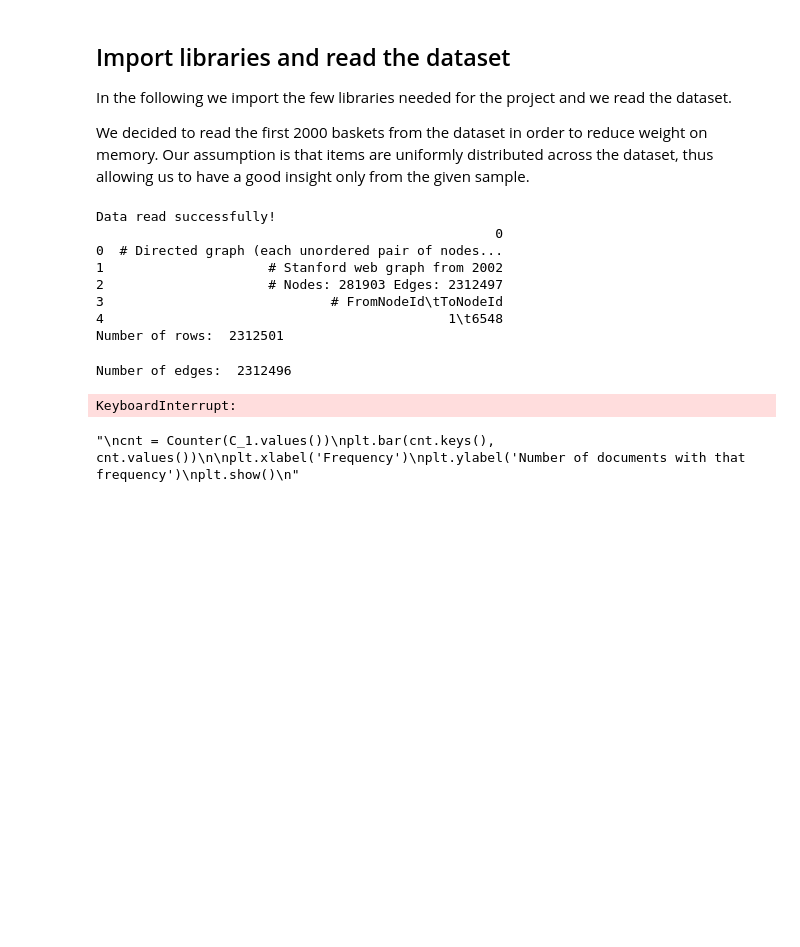
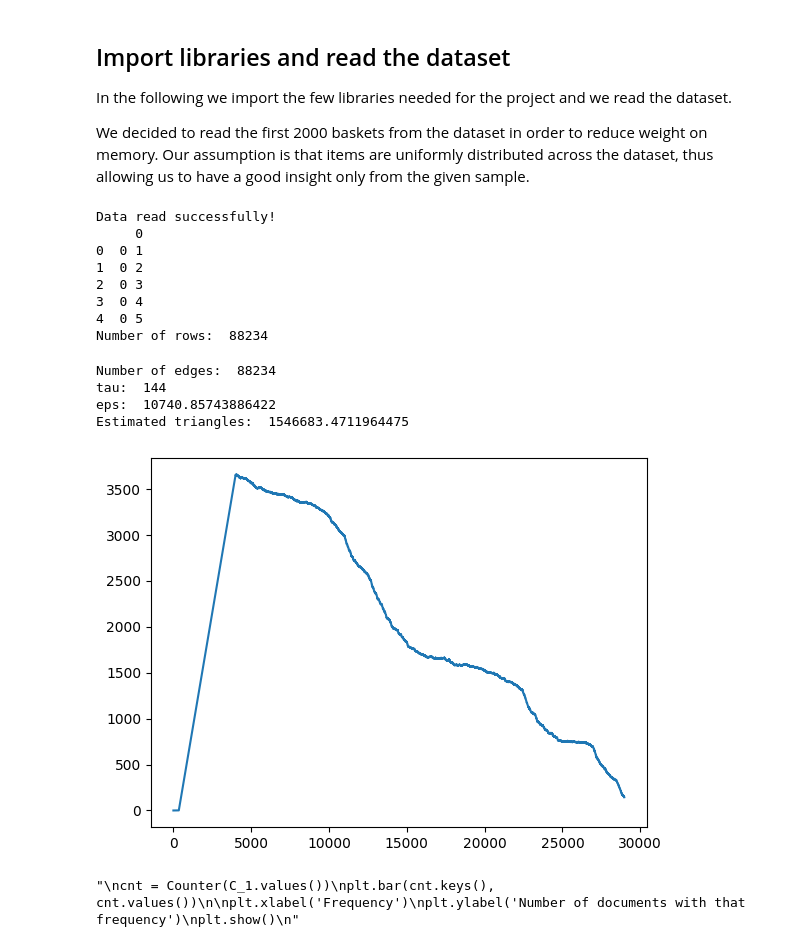
Before and after one commit to data-mining-kth/mining-data-streams, a Jupyter notebook: src/HW3_Chiminelli_Praturlon.ipynb, the cells around one changed output. Drawn from its saved outputs; the diff is of its cells as text; code cells hidden in the pictures; blank space fills up the shorter version.

Commit message:
Fixes on class and graph of tau

```diff
--- a/src/HW3_Chiminelli_Praturlon.ipynb
+++ b/src/HW3_Chiminelli_Praturlon.ipynb
@@ -25,7 +25,8 @@ from itertools import combinations
 import statistics
 import math
 
-PATH_TO_DATA = "../data/web-Stanford.txt"
+#PATH_TO_DATA = "../data/web-Stanford.txt"
+PATH_TO_DATA = "../data/facebook_combined.txt"
 df_graphs = pd.read_csv(PATH_TO_DATA, header=None)
 print("Data read successfully!")
 
@@ -35,11 +36,22 @@ print(df_graphs.head())
 print("Number of rows: ", len(df_graphs))
 # %% [output]
 Data read successfully!
-                                                   0
-0  # Directed graph (each unordered pair of nodes...
-1                     # Stanford web graph from 2002
-2                     # Nodes: 281903 Edges: 2312497
-3                             # FromNodeId\tToNodeId
-4                                            1\t6548
-Number of rows:  2312501
+     0
+0  0 1
+1  0 2
+2  0 3
+3  0 4
+4  0 5
+Number of rows:  88234
+# %%
+# DATA WRANGLING
+# 1. remove text rows from dataset
+# 2. create a dataset of integers
+df_g = df_graphs
+data = []
+for i in range(len(df_g)):
+    s = [int(x) for x in str(df_g.iloc[i][0]).split(' ')]
+    #s = str(df_g.iloc[i][0]).split('\t')
+    data.append(s)
+#print(data)
 # %%
@@ -157,5 +208,12 @@ class TriestBase:
+# %%
+TriestBase(4000).run_triest(data)
+# %% [output]
+Number of edges:  88234
+tau:  144
+eps:  10740.85743886422
+Estimated triangles:  1546683.4711964475
+[figure, added]
 # %%
-# EXPLOITING THE CLASS TRIEST-BASE
 
 '''
 At time _t
@@ -163,7 +221,7 @@ Graph G_t = (set of verteces V_t, set of edges E_t)
 '''
 
 S = []
-M = 242238
+M = 5
 t = 0
 tau = 0
 tau_loc = {} # dictionary of local counts (u: counts) {5: 99, 12: 3, 2:1}
@@ -175,8 +233,9 @@ for edge in data:
     #print(edge)
     if TriestBase().sampleEdge(edge, t, S, M, tau, tau_loc):
         S.append(edge)
-        #print(S)
+        print("S before update counters: \n", S)
         S, tau, tau_loc = TriestBase().updateCounters('insert', edge, S, tau, tau_loc)
+        print("S after update counters: \n", S)
         #print("Tau: ", tau)
 
 # Epsilon
@@ -186,20 +245,17 @@ est_triangles = eps*tau
 print("Eps: ", eps)
 print("Tau: ", tau)
 print("Estimated triangles: ", est_triangles)
+
+# Graphs and statistics
+import matplotlib.pyplot as plt
+from collections import Counter
+'''
+cnt = Counter(C_1.values())
+plt.bar(cnt.keys(), cnt.values())
+
+plt.xlabel('Frequency')
+plt.ylabel('Number of documents with that frequency')
+plt.show()
+'''
 # %% [output]
-Number of edges:  2312496
+"\ncnt = Counter(C_1.values())\nplt.bar(cnt.keys(), cnt.values())\n\nplt.xlabel('Frequency')\nplt.ylabel('Number of documents with that frequency')\nplt.show()\n"
-KeyboardInterrupt:
-# %%
-# Graphs and statistics
-import matplotlib.pyplot as plt
-from collections import Counter
-'''
-cnt = Counter(C_1.values())
-plt.bar(cnt.keys(), cnt.values())
-
-plt.xlabel('Frequency')
-plt.ylabel('Number of documents with that frequency')
-plt.show()
-'''
-# %% [output]
-"\ncnt = Counter(C_1.values())\nplt.bar(cnt.keys(), cnt.values())\n\nplt.xlabel('Frequency')\nplt.ylabel('Number of documents with that frequency')\nplt.show()\n"
```
Also changed, not shown: parts of 3 cells of this notebook.
